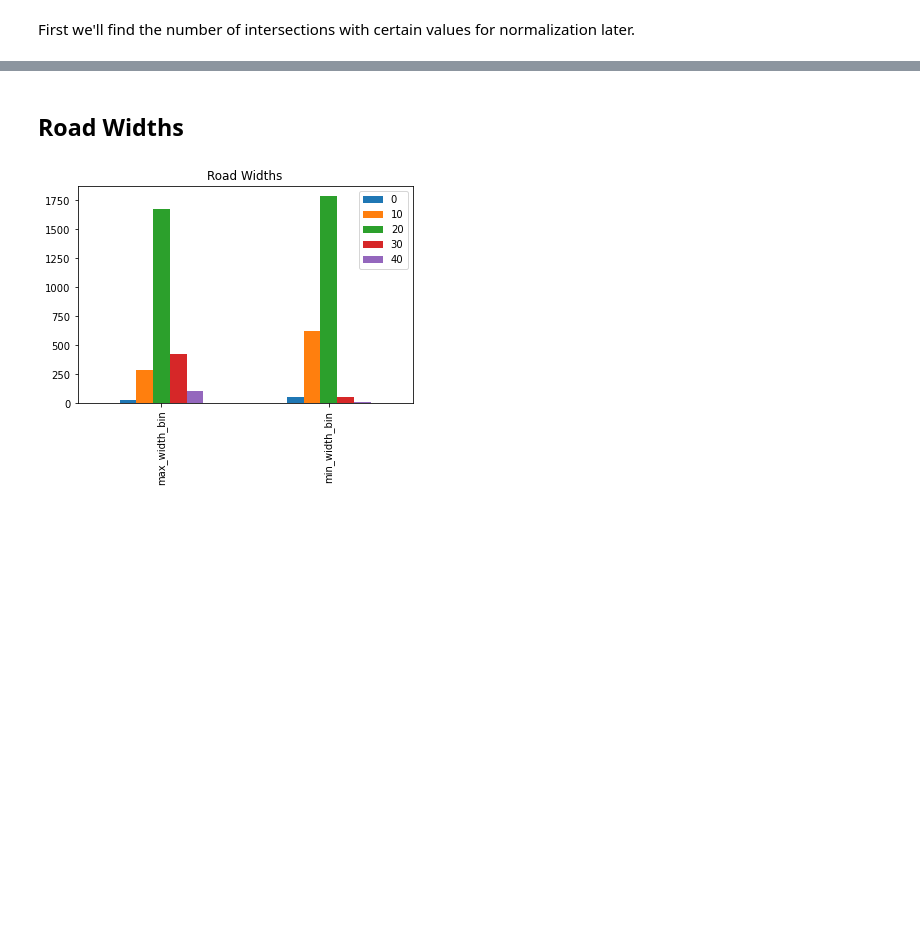
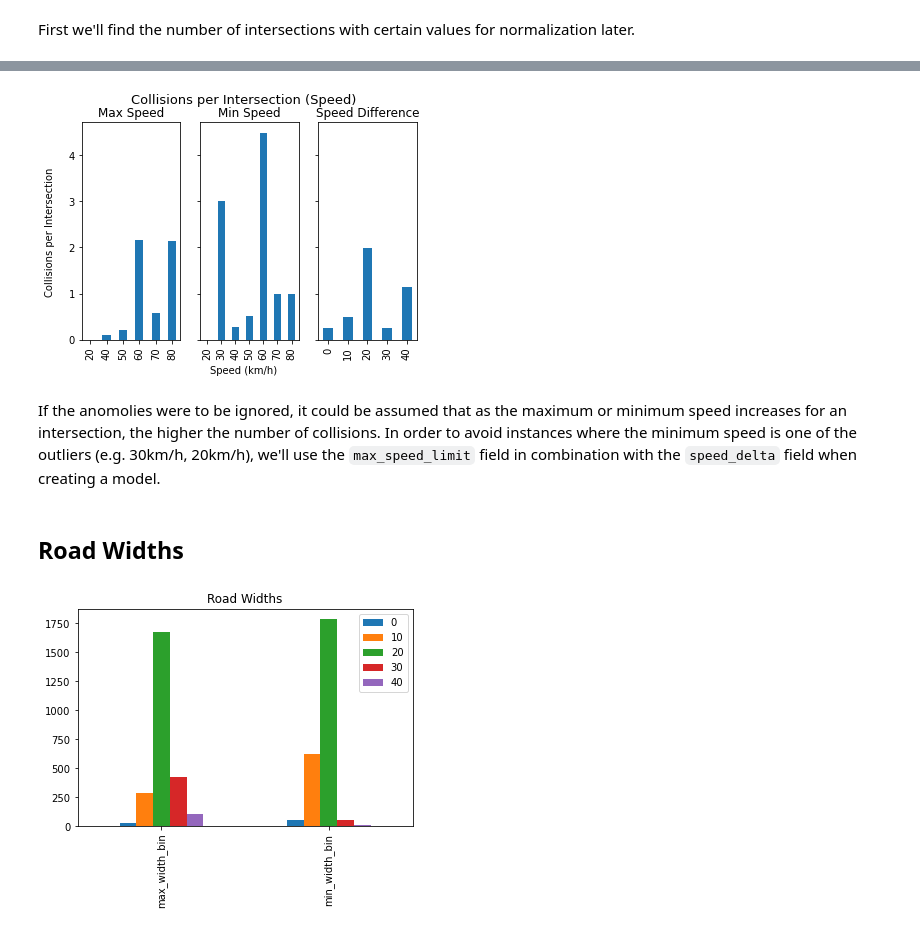
Before and after one commit to FutureProg/Burlington-Crash-Probability-2023, a Jupyter notebook: 2_analysis.ipynb, the cells around one changed output, grey strips where cells are left out. Saved outputs shown, nothing was run; the diff lists cells and outputs as text; code cells hidden in the pictures; blank space fills up the shorter version.

```diff
--- a/2_analysis.ipynb
+++ b/2_analysis.ipynb
@@ -56,3 +74,19 @@ plt.show()
+# %%
+fig, axes = plt.subplots(nrows=1, ncols=3, sharey=True)
+(data_df[['max_speed_limit', 'geohash']]['max_speed_limit'].value_counts()/stats['max_speed_limit']).plot.bar(ax=axes[0])
+axes[0].title.set_text('Max Speed')
+(data_df[['min_speed_limit', 'geohash']]['min_speed_limit'].value_counts()/stats['min_speed_limit']).plot.bar(ax=axes[1])
+axes[1].title.set_text('Min Speed')
+(data_df['speed_delta'].value_counts()/stats['speed_delta']).plot.bar(ax=axes[2])
+axes[2].title.set_text('Speed Difference')
+fig.text(0.04, 0.5, 'Collisions per Intersection', va='center', rotation='vertical')
+fig.text(0.5, 0.01, 'Speed (km/h)', ha='center')
+fig.suptitle("Collisions per Intersection (Speed)", fontsize=13)
+plt.show()
+# %% [output]
+[figure, added]
+# %% [markdown]
+If the anomolies were to be ignored, it could be assumed that as the maximum or minimum speed increases for an intersection, the higher the number of collisions. In order to avoid instances where the minimum speed is one of the outliers (e.g. 30km/h, 20km/h), we'll use the `max_speed_limit` field in combination with the `speed_delta` field when creating a model.
 # %% [markdown]
 ## Road Widths
 # %%
```
Also changed, not shown: parts of 13 cells of this notebook.
